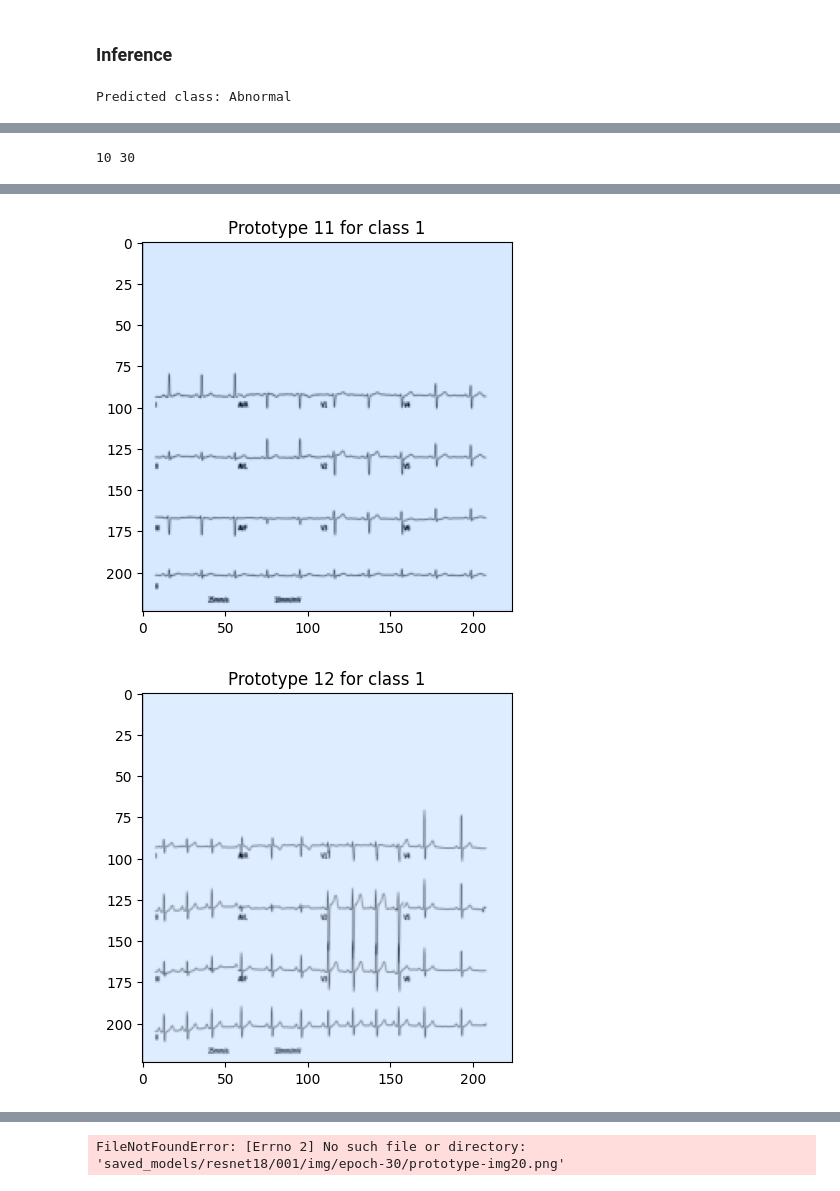
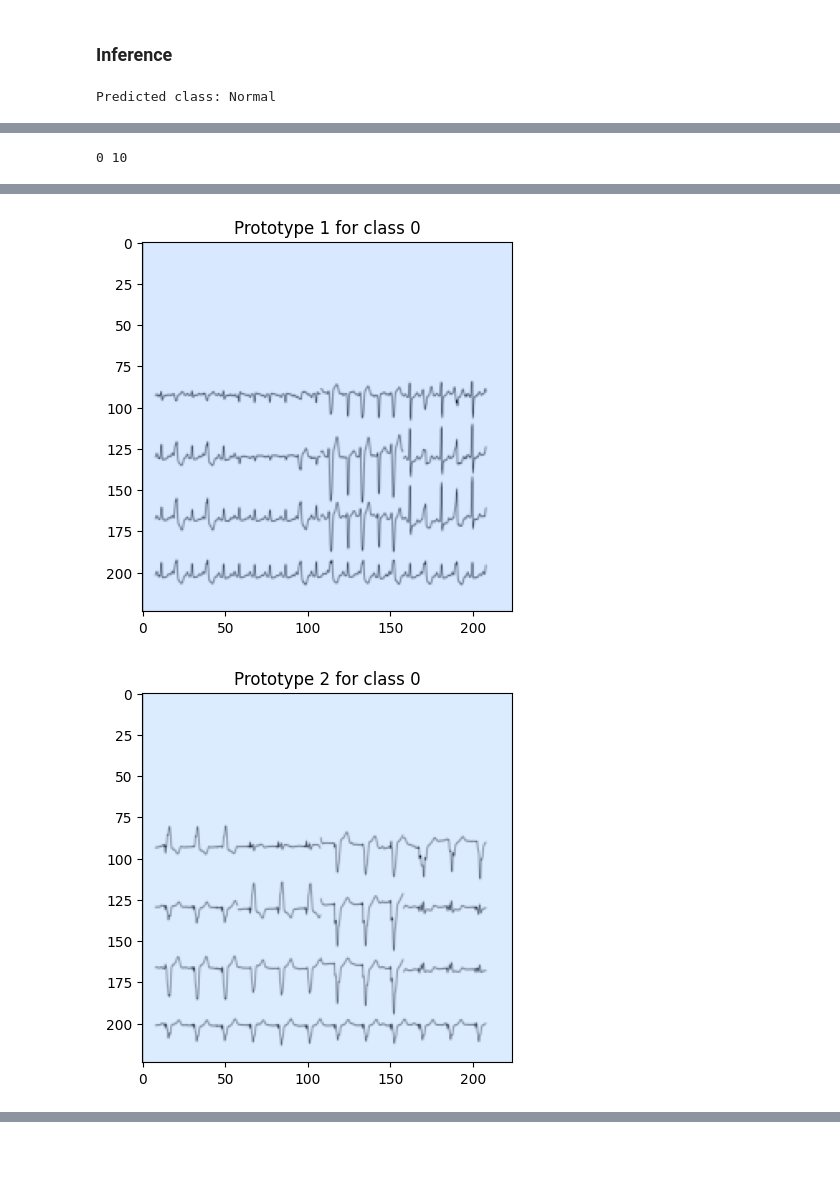
Before and after one commit to tayyibgondal/ProtoECGNet, a Jupyter notebook: inference.ipynb, the cells around one changed output, grey strips where cells are left out. Cells and saved outputs as stored; diff of their text form; code cells hidden in the pictures; blank space fills up the shorter version.

```diff
--- a/inference.ipynb
+++ b/inference.ipynb
@@ -35,6 +33,8 @@ base_architecture_type = re.match('^[a-z]*', base_architecture).group(0)
 model_dir = './saved_models/' + base_architecture + '/' + experiment_run + '/'
 # %% [markdown]
 ### Create the model
+# %%
+model_path = "saved_models/resnet18/001/1nopushAUROC_0.3945_F1_0.3787.pth"
 # %%
 # construct the model
 base_architecture = 'resnet18'
@@ -51,0 +48,4 @@ class_specific = True
+# %%
+# Load the model
+ppnet.load_state_dict(torch.load(model_path))
+ppnet.eval()
@@ -55,6 +64,6 @@ class_specific = True
 path_to_ecg = '../../../data/padmalab_external/special_project/physionet.org/files/ptb-xl/1.0.3/records100_ground_truth/records100_ground_truth_01000/01000_lr-0.png'
 prototype_folder = 'saved_models/resnet18/001/img/epoch-30'
 # %%
-tnt.inference(model=ppnet_multi, example_path=path_to_ecg, prototype_img_folder=prototype_folder)
+tnt.inference(model=ppnet, example_path=path_to_ecg, prototype_img_folder=prototype_folder)
 # %% [output]
-Predicted class: Abnormal
+Predicted class: Normal
@@ -62 +71 @@ Predicted class: Abnormal
-10 30
+0 10
@@ -64,2 +73,2 @@ Predicted class: Abnormal
-[figure, old version]
+[figure, new version]
-[figure, old version]
+[figure, new version]
@@ -73 +81,0 @@ Predicted class: Abnormal
-FileNotFoundError: [Errno 2] No such file or directory: 'saved_models/resnet18/001/img/epoch-30/prototype-img20.png'
```
Also changed, not shown: parts of 4 cells of this notebook, 3 other files.
